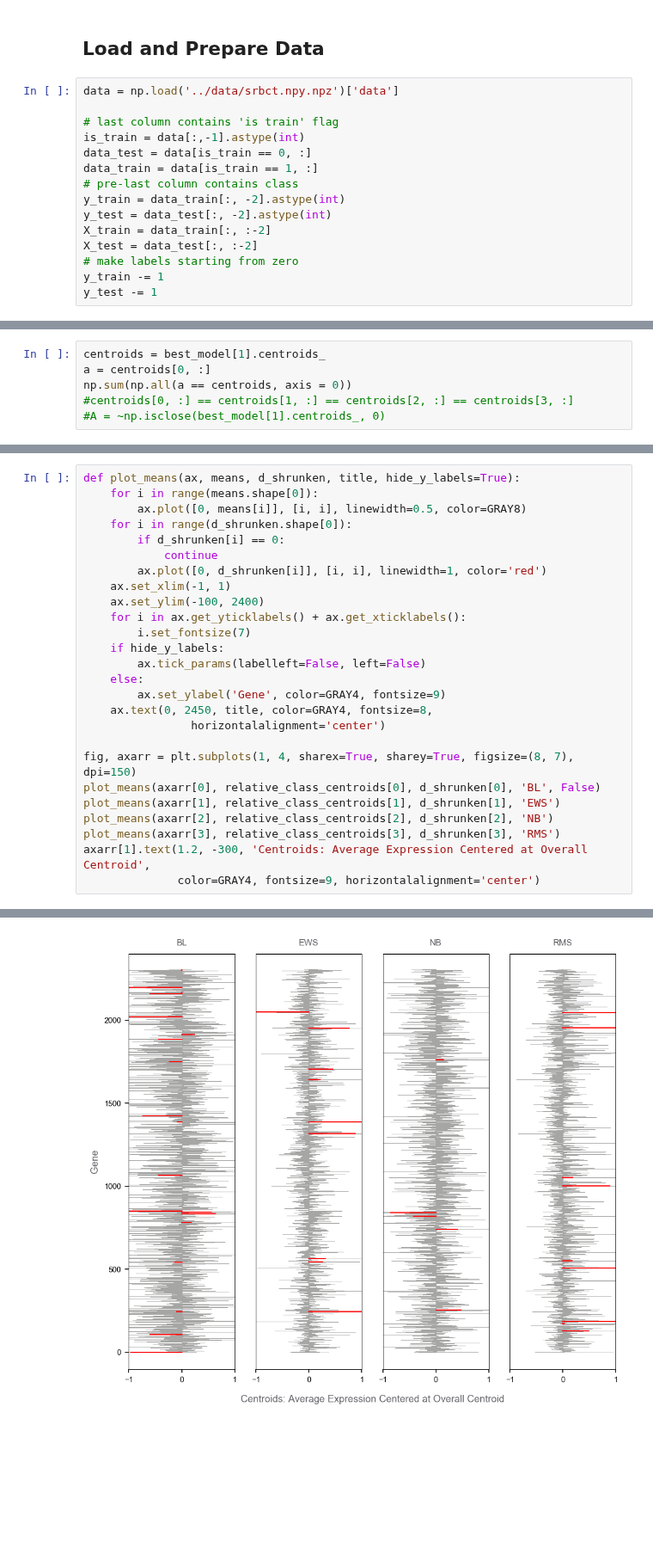
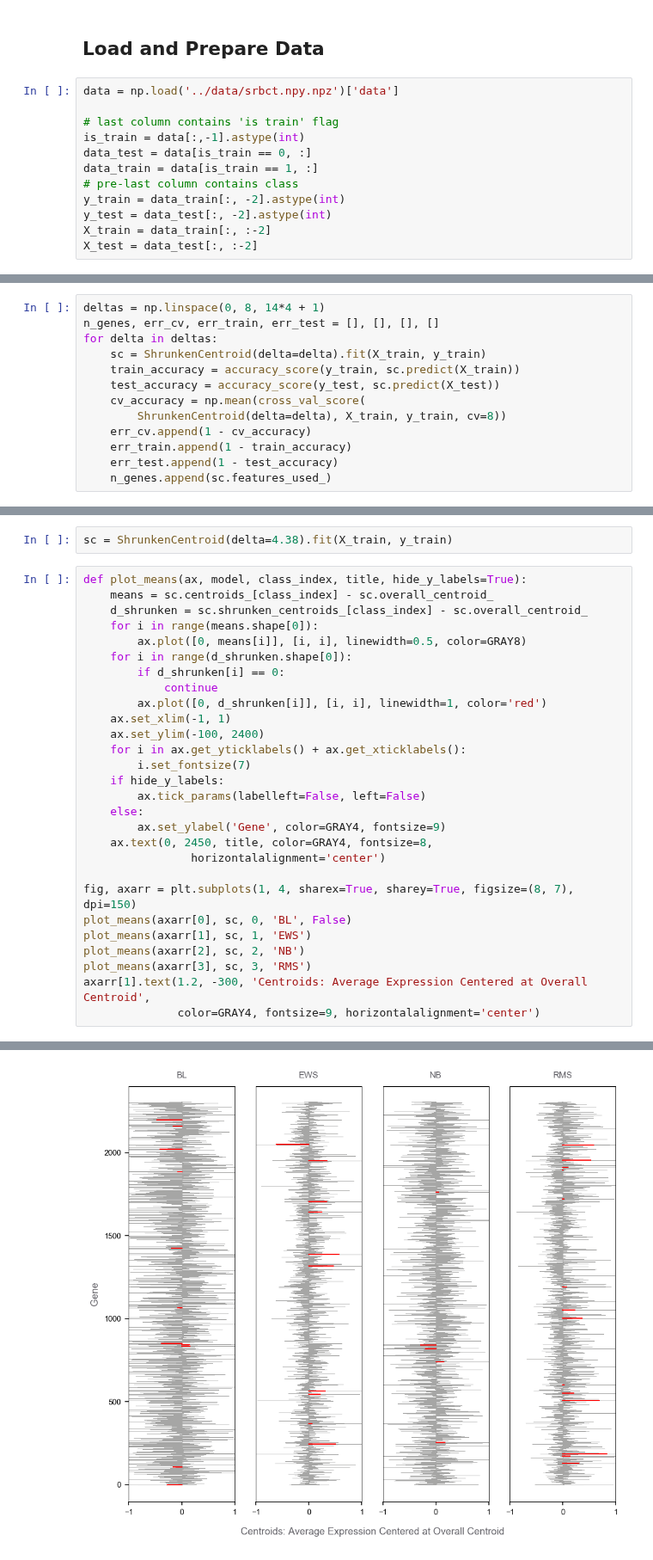
Before and after one commit to empathy87/The-Elements-of-Statistical-Learning-Python-Notebooks, a Jupyter notebook: examples/SRBCT Microarray.ipynb, the cells around one changed output, grey strips where cells are left out. Shown at 86% size. Drawn from its saved outputs; the diff is of its cells as text; blank space fills up the shorter version.

Commit message:
shrunken centroids implementation

```diff
--- a/examples/SRBCT Microarray.ipynb
+++ b/examples/SRBCT Microarray.ipynb
@@ -40,6 +38,3 @@ y_train = data_train[:, -2].astype(int)
 y_test = data_test[:, -2].astype(int)
 X_train = data_train[:, :-2]
 X_test = data_test[:, :-2]
-# make labels starting from zero
-y_train -= 1
-y_test -= 1
@@ -64,6 +61,0 @@ print(np.sum(y_test != best_model.predict(X_test)))
-# %%
-centroids = best_model[1].centroids_
-a = centroids[0, :]
-np.sum(np.all(a == centroids, axis = 0))
-#centroids[0, :] == centroids[1, :] == centroids[2, :] == centroids[3, :]
-#A = ~np.isclose(best_model[1].centroids_, 0)
@@ -80,0 +156,13 @@ relative_class_centroids = [
+# %%
+deltas = np.linspace(0, 8, 14*4 + 1)
+n_genes, err_cv, err_train, err_test = [], [], [], []
+for delta in deltas:
+    sc = ShrunkenCentroid(delta=delta).fit(X_train, y_train)
+    train_accuracy = accuracy_score(y_train, sc.predict(X_train))
+    test_accuracy = accuracy_score(y_test, sc.predict(X_test))
+    cv_accuracy = np.mean(cross_val_score(
+        ShrunkenCentroid(delta=delta), X_train, y_train, cv=8))
+    err_cv.append(1 - cv_accuracy)
+    err_train.append(1 - train_accuracy)
+    err_test.append(1 - test_accuracy)
+    n_genes.append(sc.features_used_)
@@ -81,29 +176,33 @@ relative_class_centroids = [
+# %%
+sc = ShrunkenCentroid(delta=4.38).fit(X_train, y_train)
 # %%
-def plot_means(ax, means, d_shrunken, title, hide_y_labels=True):
+def plot_means(ax, model, class_index, title, hide_y_labels=True):
+    means = sc.centroids_[class_index] - sc.overall_centroid_
+    d_shrunken = sc.shrunken_centroids_[class_index] - sc.overall_centroid_
     for i in range(means.shape[0]):
         ax.plot([0, means[i]], [i, i], linewidth=0.5, color=GRAY8)
     for i in range(d_shrunken.shape[0]):
         if d_shrunken[i] == 0:
             continue
         ax.plot([0, d_shrunken[i]], [i, i], linewidth=1, color='red')
     ax.set_xlim(-1, 1)
     ax.set_ylim(-100, 2400)
     for i in ax.get_yticklabels() + ax.get_xticklabels():
         i.set_fontsize(7)
     if hide_y_labels:
         ax.tick_params(labelleft=False, left=False)
     else:
         ax.set_ylabel('Gene', color=GRAY4, fontsize=9)
     ax.text(0, 2450, title, color=GRAY4, fontsize=8,
                 horizontalalignment='center')
 
 fig, axarr = plt.subplots(1, 4, sharex=True, sharey=True, figsize=(8, 7), dpi=150)
-plot_means(axarr[0], relative_class_centroids[0], d_shrunken[0], 'BL', False)
-plot_means(axarr[1], relative_class_centroids[1], d_shrunken[1], 'EWS')
-plot_means(axarr[2], relative_class_centroids[2], d_shrunken[2], 'NB')
-plot_means(axarr[3], relative_class_centroids[3], d_shrunken[3], 'RMS')
+plot_means(axarr[0], sc, 0, 'BL', False)
+plot_means(axarr[1], sc, 1, 'EWS')
+plot_means(axarr[2], sc, 2, 'NB')
+plot_means(axarr[3], sc, 3, 'RMS')
 axarr[1].text(1.2, -300, 'Centroids: Average Expression Centered at Overall Centroid',
               color=GRAY4, fontsize=9, horizontalalignment='center')
 # %% [output]
 Text(1.2,-300,'Centroids: Average Expression Centered at Overall Centroid')
-[figure, old version]
+[figure, new version]
```
Also changed, not shown: parts of 18 cells of this notebook.
